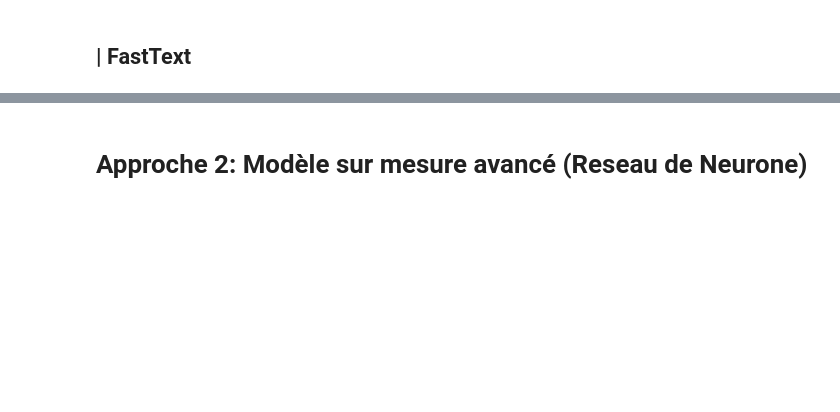
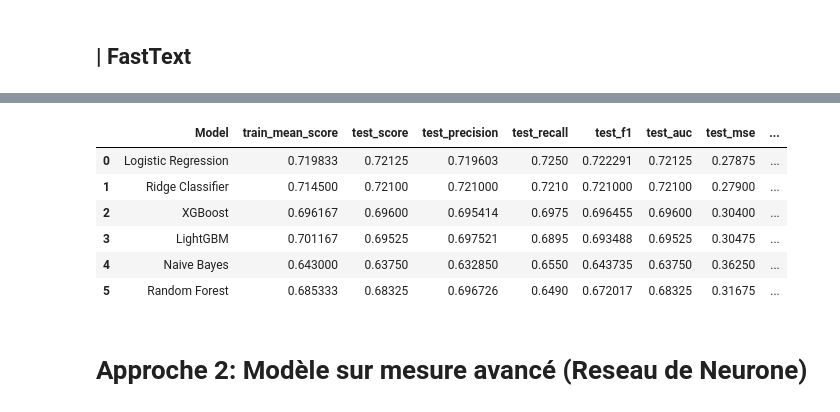
Before and after one commit to amadousysada/Sentiment-Analysis, a Jupyter notebook: notebooks/p7_02_modelisation.ipynb, the cells around one changed output, grey strips where cells are left out. Saved outputs shown, nothing was run; the diff lists cells and outputs as text; code cells hidden in the pictures; blank space fills up the shorter version.

```diff
--- a/notebooks/p7_02_modelisation.ipynb
+++ b/notebooks/p7_02_modelisation.ipynb
@@ -179,20 +202 @@ models = {
 }
-# %%
-def evaluate_models(x_train, x_test, y_train, y_test, models, cv=3, scoring="accuracy"):
-    results = []
-
-    for name, model in models.items():
-      scores = cross_val_score(model, x_train, y_train, cv=cv, scoring=scoring)
-      y_pred = model.fit(x_train, y_train).predict(x_test)
-      results.append({
-          "Model": name,
-          "train_mean_score": np.mean(scores),
-          "test_score": model.score(x_test, y_test),
-          "test_precision": precision_score(y_test, y_pred),
-          "test_recall": recall_score(y_test, y_pred),
-          "test_f1": f1_score(y_test, y_pred),
-          "test_auc": roc_auc_score(y_test, y_pred),
-          "test_mse": mean_squared_error(y_test, y_pred)
-      })
-
-    return pd.DataFrame(results)
@@ -226,3 +338,5 @@ X_train_ft, X_test_ft, y_train_ft, y_test_ft = train_test_split(tweets_embedding
+# %%
+X_train_ft, X_valid_ft, X_test_ft, y_train_ft, y_valid_ft, y_test_ft = split_train_val_test(tweets_embeddings_fasttext, Y, sample_size=20000)
 # %%
 %%time
-ft_df = evaluate_models(X_train_ft, X_test_ft, y_train_ft, y_test_ft, models)
+ft_results_df = evaluate_models(X_train_ft, X_valid_ft, y_train_ft, y_valid_ft, cv=skf)
@@ -229,4 +364,12 @@ ft_df = evaluate_models(X_train_ft, X_test_ft, y_train_ft, y_test_ft, models)
 # %%
-display(ft_df)
+display(ft_results_df)
+# %% [output]
+|  | Model | train_mean_score | test_score | test_precision | test_recall | test_f1 | test_auc | test_mse | ... |
+| 0 | Logistic Regression | 0.719833 | 0.72125 | 0.719603 | 0.7250 | 0.722291 | 0.72125 | 0.27875 | ... |
+| 1 | Ridge Classifier | 0.714500 | 0.72100 | 0.721000 | 0.7210 | 0.721000 | 0.72100 | 0.27900 | ... |
+| 2 | XGBoost | 0.696167 | 0.69600 | 0.695414 | 0.6975 | 0.696455 | 0.69600 | 0.30400 | ... |
+| 3 | LightGBM | 0.701167 | 0.69525 | 0.697521 | 0.6895 | 0.693488 | 0.69525 | 0.30475 | ... |
+| 4 | Naive Bayes | 0.643000 | 0.63750 | 0.632850 | 0.6550 | 0.643735 | 0.63750 | 0.36250 | ... |
+| 5 | Random Forest | 0.685333 | 0.68325 | 0.696726 | 0.6490 | 0.672017 | 0.68325 | 0.31675 | ... |
 # %% [markdown]
 # Approche 2: Modèle sur mesure avancé (Reseau de Neurone)
```
Also changed, not shown: parts of 32 cells of this notebook.
